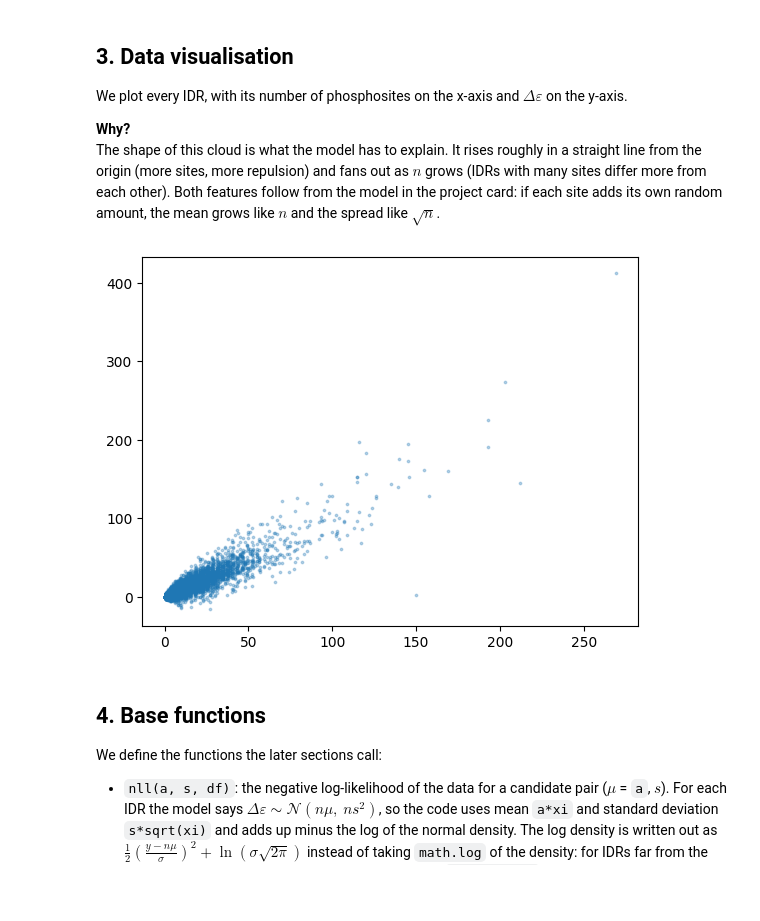
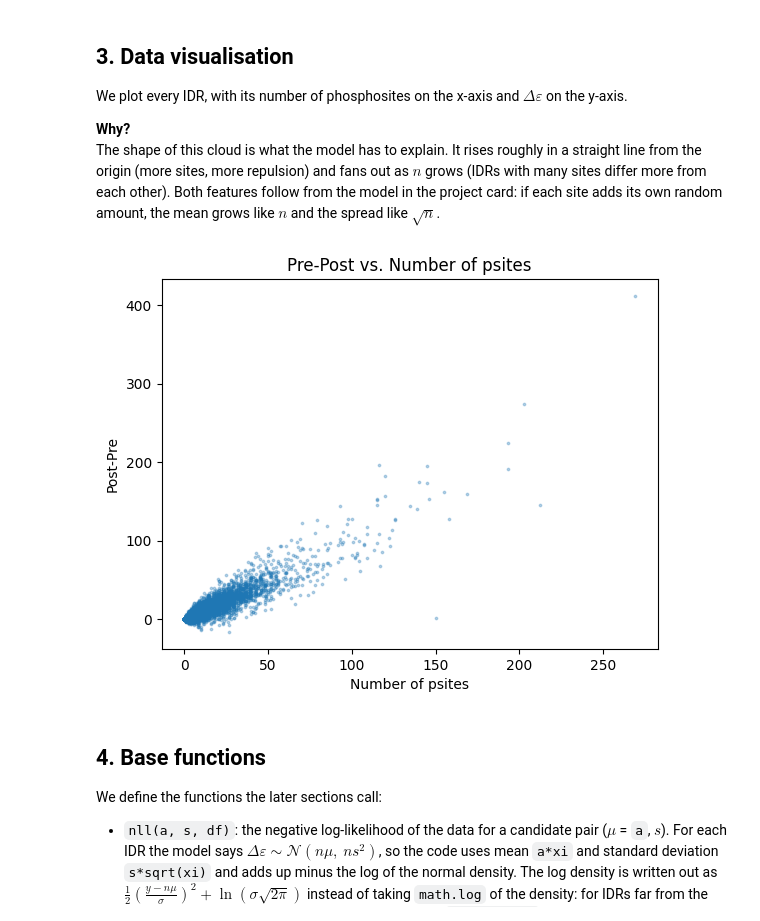
Before and after one commit to Laura-Filkova/CB2330-KICKASS-PROJECT, a Jupyter notebook: project.ipynb, the cells around one changed output. Saved outputs shown, nothing was run; the diff lists cells and outputs as text; code cells hidden in the pictures; blank space fills up the shorter version.

```diff
--- a/project.ipynb
+++ b/project.ipynb
@@ -148,12 +148,15 @@ The shape of this cloud is what the model has to explain. It rises roughly in a
 # %%
 plt.scatter(
     s3_a_df['idr_psites'],
     -s3_a_df['pre-post'],
     s=3,
     alpha=0.3)
+plt.xlabel('Number of psites')
+plt.ylabel('Post-Pre')
+plt.title('Pre-Post vs. Number of psites')
 plt.show()
 # %% [output]
-[figure, old version]
+[figure, new version]
 # %% [markdown]
 ## 4. Base functions
 
```
Also changed, not shown: parts of 6 cells of this notebook.
